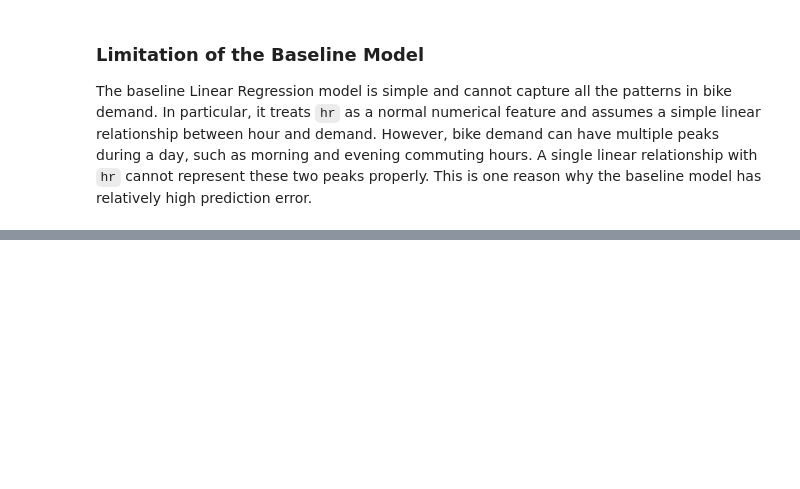
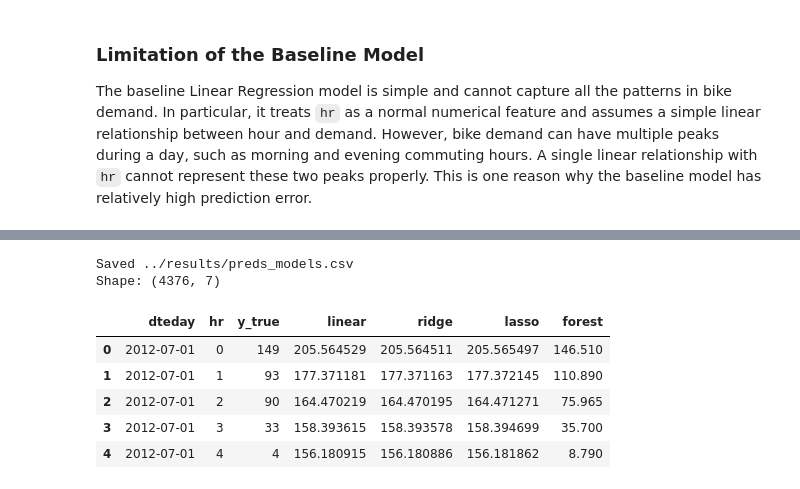
Before and after one commit to abhi-shake-ds/Let_Them_Cook, a Jupyter notebook: notebooks/03-models.ipynb, the cells around one changed output, grey strips where cells are left out. Cells and saved outputs as stored; diff of their text form; code cells hidden in the pictures; blank space fills up the shorter version.

Commit message:
Models: complete linear ridge lasso and random forest

```diff
--- a/notebooks/03-models.ipynb
+++ b/notebooks/03-models.ipynb
@@ -192,0 +235,20 @@ The baseline Linear Regression model is simple and cannot capture all the patter
+# %%
+linear_pipe = Pipeline([
+    ('prep', build_preprocessor()),
+    ('model', LinearRegression())
+])
+
+# Fit only on training data
+linear_pipe.fit(X_train, y_train)
+
+# Predict the test period
+linear_pred = linear_pipe.predict(X_test)
+
+# Evaluation metrics
+linear_rmse = np.sqrt(mean_squared_error(y_test, linear_pred))
+linear_mae = mean_absolute_error(y_test, linear_pred)
+linear_r2 = r2_score(y_test, linear_pred)
+
+print(f"Linear Regression RMSE: {linear_rmse:.2f}")
+print(f"Linear Regression MAE:  {linear_mae:.2f}")
+print(f"Linear Regression R2:   {linear_r2:.3f}")
@@ -192,0 +428,26 @@ The baseline Linear Regression model is simple and cannot capture all the patter
+# %%
+preds_models = pd.DataFrame({
+    'dteday': test['dteday'].values,
+    'hr': test['hr'].values,
+    'y_true': y_test.values,
+    'linear': linear_pred,
+    'ridge': ridge_pred,
+    'lasso': lasso_pred,
+    'forest': forest_pred
+})
+
+preds_models.to_csv('../results/preds_models.csv', index=False)
+
+print("Saved ../results/preds_models.csv")
+print("Shape:", preds_models.shape)
+
+preds_models.head()
+# %% [output]
+Saved ../results/preds_models.csv
+Shape: (4376, 7)
+|  | dteday | hr | y_true | linear | ridge | lasso | forest |
+| 0 | 2012-07-01 | 0 | 149 | 205.564529 | 205.564511 | 205.565497 | 146.510 |
+| 1 | 2012-07-01 | 1 | 93 | 177.371181 | 177.371163 | 177.372145 | 110.890 |
+| 2 | 2012-07-01 | 2 | 90 | 164.470219 | 164.470195 | 164.471271 | 75.965 |
+| 3 | 2012-07-01 | 3 | 33 | 158.393615 | 158.393578 | 158.394699 | 35.700 |
+| 4 | 2012-07-01 | 4 | 4 | 156.180915 | 156.180886 | 156.181862 | 8.790 |
```
Also changed, not shown: parts of 18 cells of this notebook, 2 other files.
